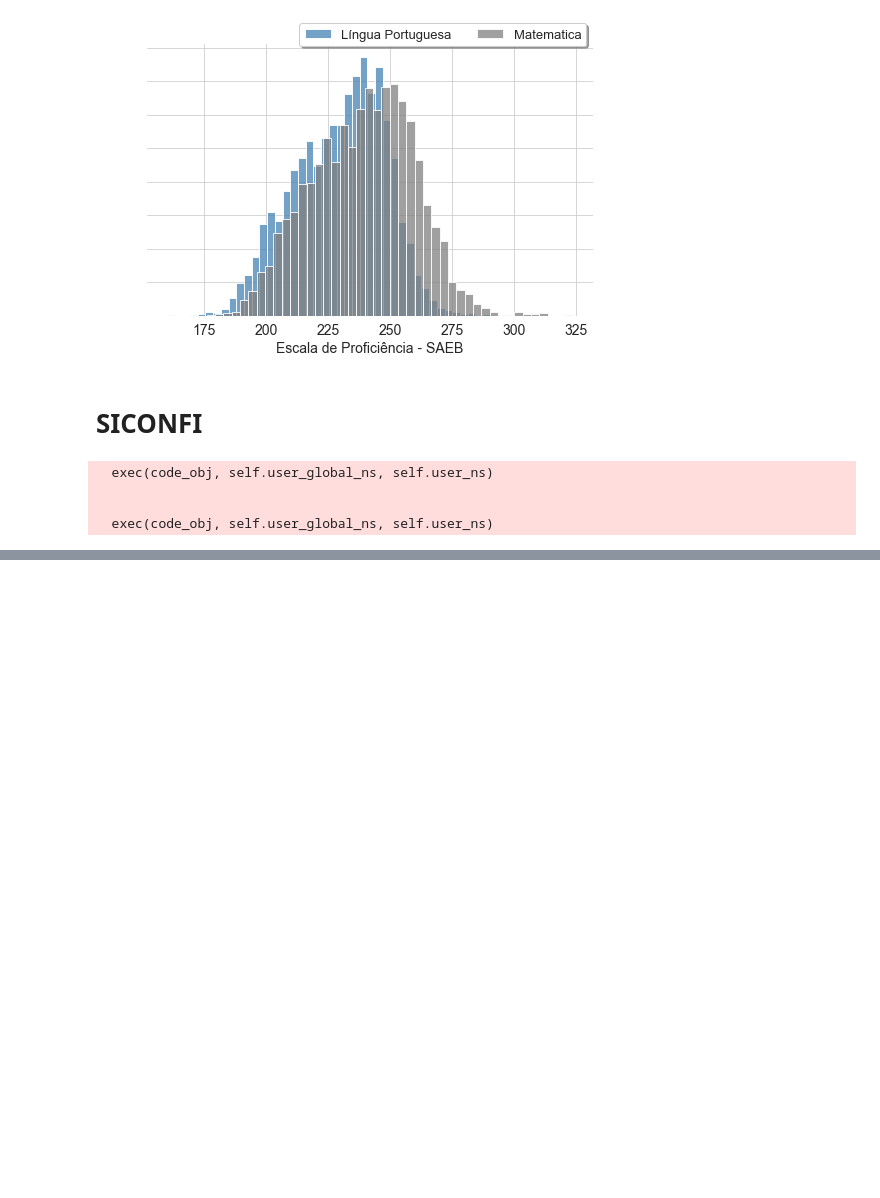
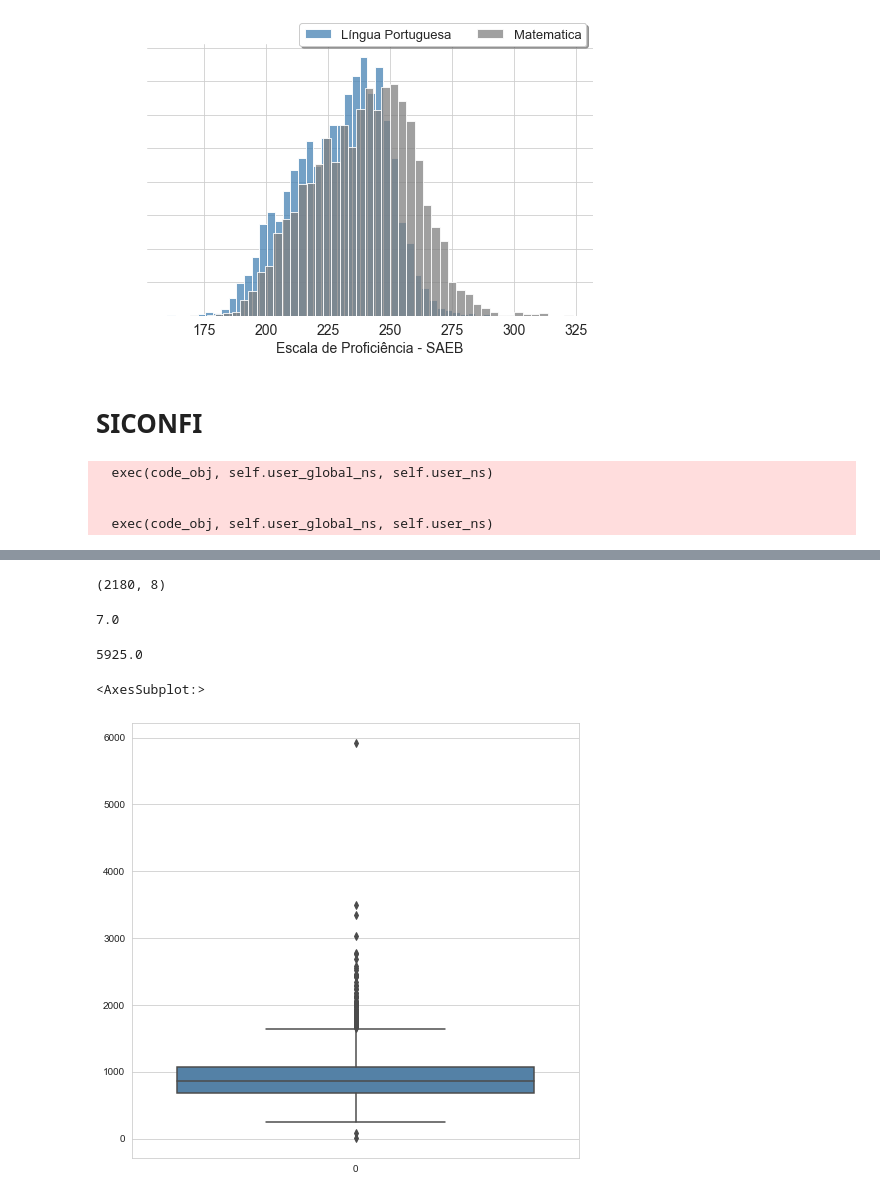
Before and after one commit to daianeklein/cursos-bootcamps, a Jupyter notebook: Mackenzie/TAC/CAPAG.ipynb, the cells around one changed output, grey strips where cells are left out. Saved outputs shown, nothing was run; the diff lists cells and outputs as text; code cells hidden in the pictures; blank space fills up the shorter version.

```diff
--- a/Mackenzie/TAC/CAPAG.ipynb
+++ b/Mackenzie/TAC/CAPAG.ipynb
@@ -367,0 +372,14 @@ sns.scatterplot(data = df.sort_values(by='pop', ascending = False)[2:],
+# %%
+for i, j in zip(mun_nome['uf'], mun_nome.index):
+    t = len(i)
+    if t > 3:
+        print(j, mun_nome.iloc[j]['Município'])
+
+
+cols = ['cod', 'municipio', 'uf']
+mun_nome.columns = cols
+# %%
+df = df.merge(mun_nome, on = 'cod', how = 'inner')
+df = df[['cod', 'municipio', 'uf', 'capag', 'pop', 'saeb', 'siconfi']]
+
+df.head()
@@ -367,0 +393,4 @@ sns.scatterplot(data = df.sort_values(by='pop', ascending = False)[2:],
+# %%
+df['siconfi_medio'] = df[['pop', 'siconfi']].apply(lambda x: round(x['siconfi'] / x['pop'], 0), axis = 1)
+
+df.head()
@@ -367,0 +410,4 @@ sns.scatterplot(data = df.sort_values(by='pop', ascending = False)[2:],
+# %%
+# Somente capacidade de pagamento A e B (1 e 2)
+pot_mun = df[(df['capag'] == 1) | (df['capag'] == 2)]
+pot_mun.head()
@@ -367,0 +421,18 @@ sns.scatterplot(data = df.sort_values(by='pop', ascending = False)[2:],
+# %%
+pot_mun.shape
+# %% [output]
+(2180, 8)
+# %%
+pot_mun['siconfi_medio'].min()
+# %% [output]
+7.0
+# %%
+pot_mun['siconfi_medio'].max()
+# %% [output]
+5925.0
+# %%
+plt.figure(figsize = (8, 8))
+sns.boxplot(data = pot_mun['siconfi_medio'])
+# %% [output]
+<AxesSubplot:>
+[figure, added]
```
Also changed, not shown: parts of 46 cells of this notebook.
